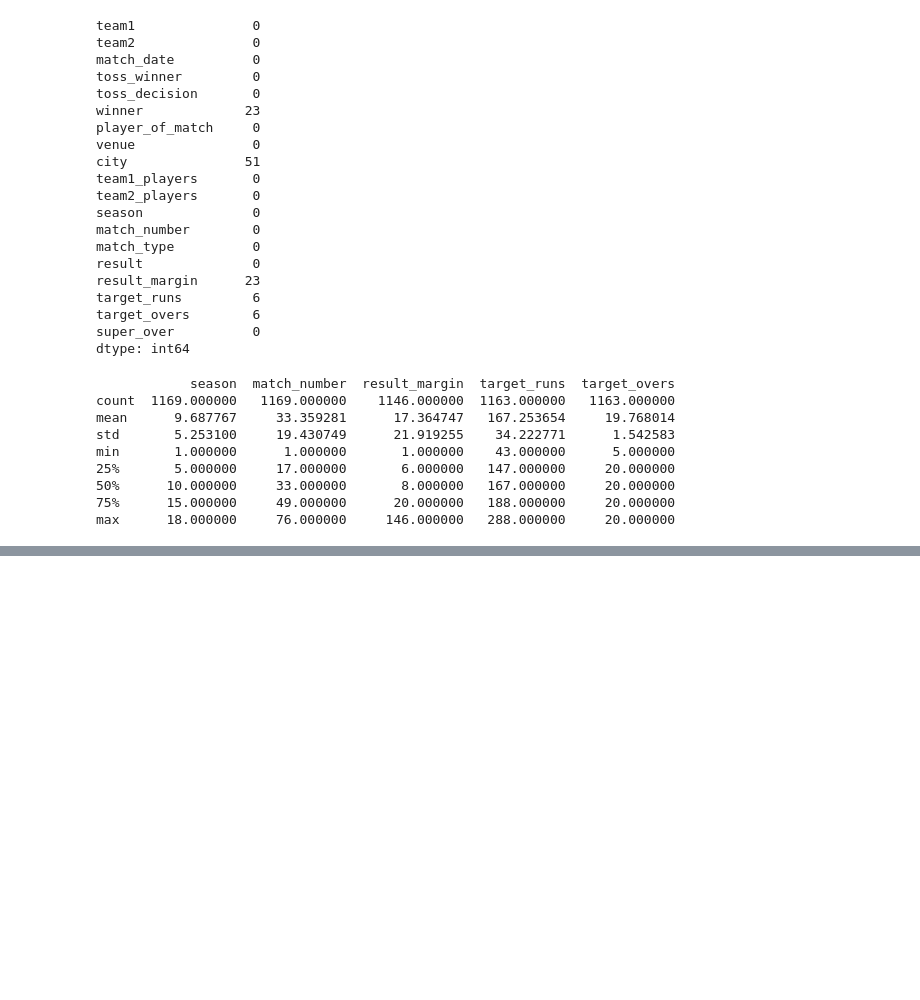
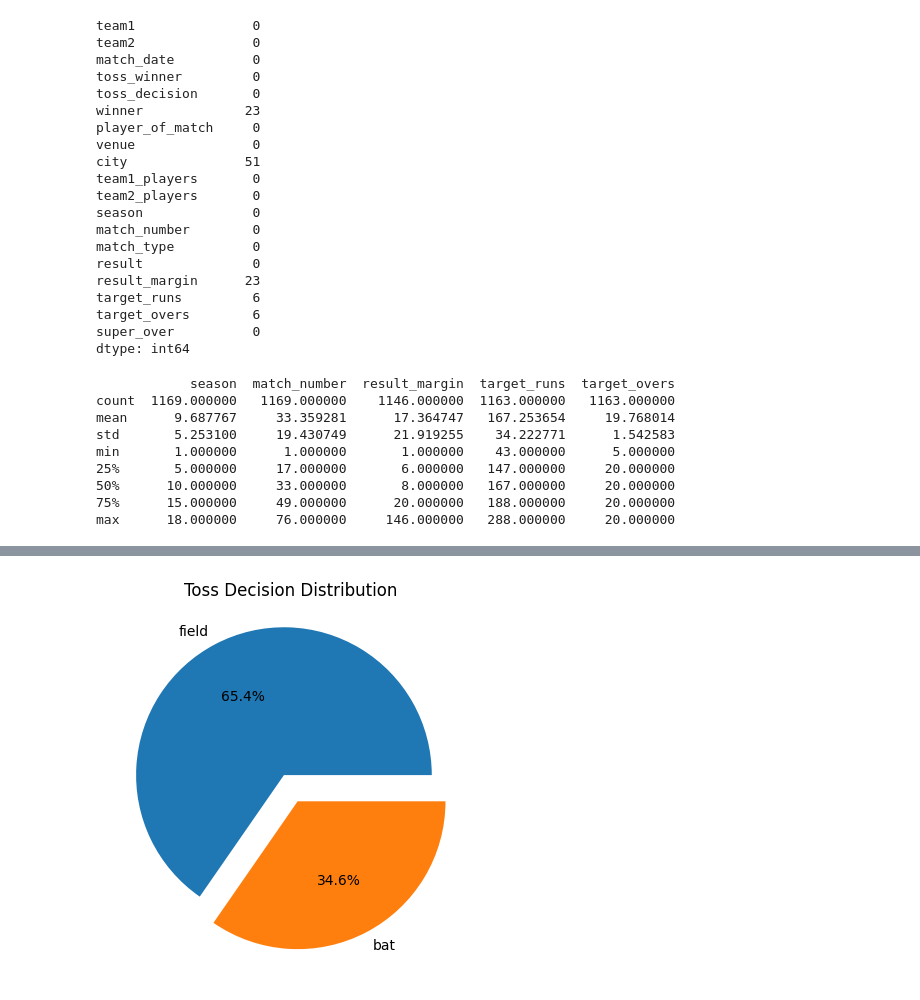
Before and after one commit to Madhanjm/daily-tasks, a Jupyter notebook: 13-01-2025/data_set_analysis.ipynb, the cells around one changed output, grey strips where cells are left out. Drawn from its saved outputs; the diff is of its cells as text; code cells hidden in the pictures; blank space fills up the shorter version.

```diff
--- a/13-01-2025/data_set_analysis.ipynb
+++ b/13-01-2025/data_set_analysis.ipynb
@@ -62,0 +98,9 @@ max      18.000000     76.000000     146.000000   288.000000     20.000000
+# %%
+toss_decision = df['toss_decision'].value_counts()
+
+plt.figure()
+plt.pie(toss_decision, labels=toss_decision.index, autopct="%1.1f%%",explode=(0.1,0.1))
+plt.title("Toss Decision Distribution")
+plt.show()
+# %% [output]
+[figure, added]
```
Also changed, not shown: parts of 8 cells of this notebook, 1 other file.
